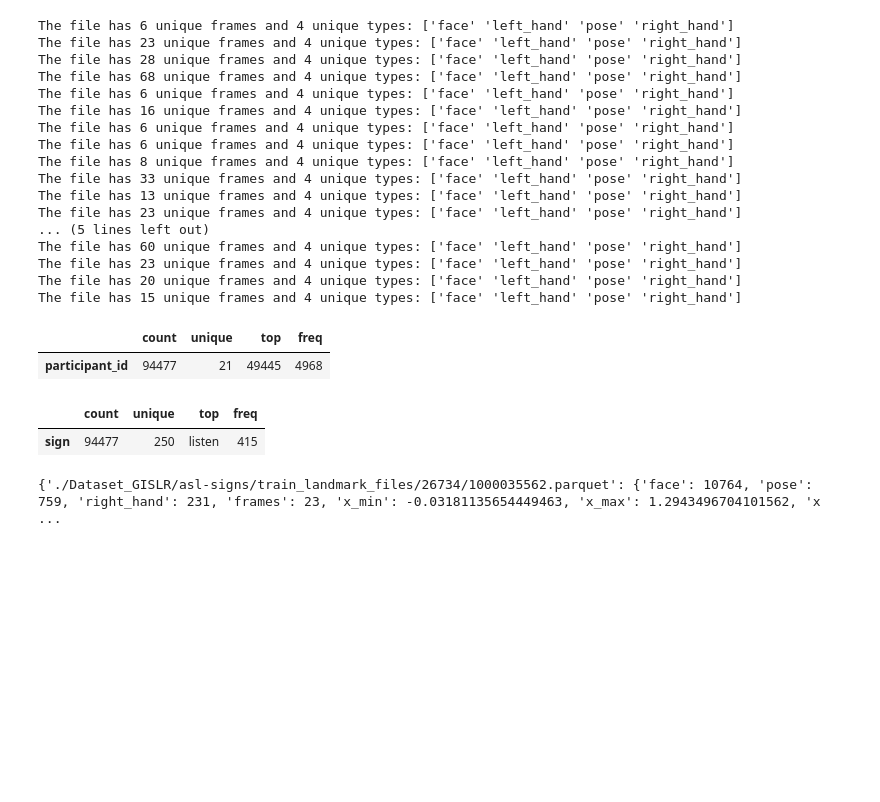
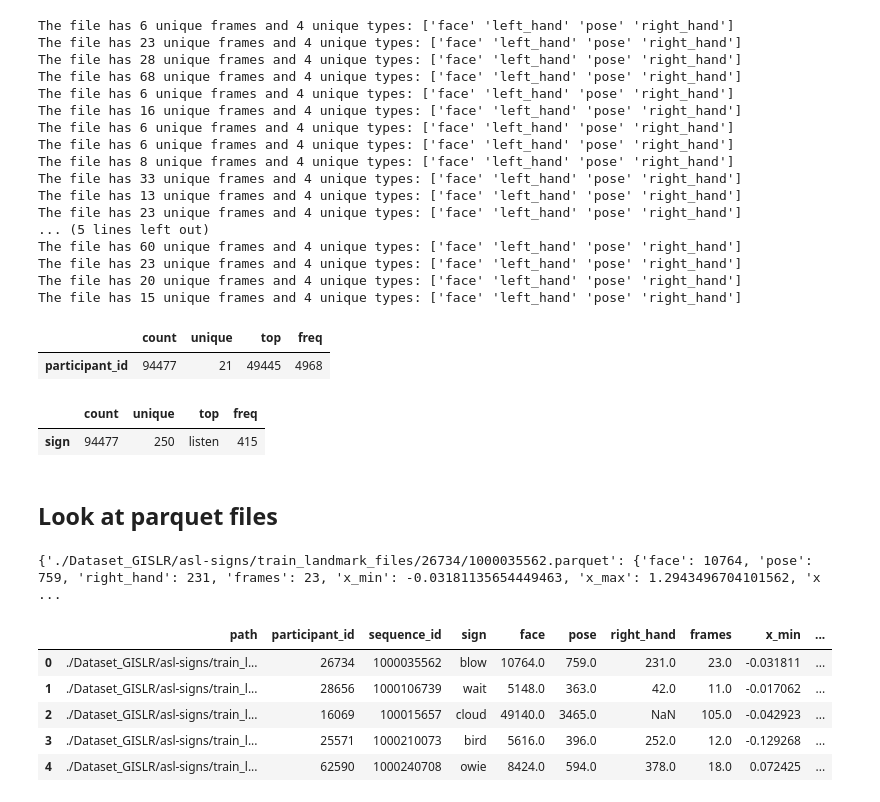
Before and after one commit to p-parks/AAI-521_FinalProject_Team2, a Jupyter notebook: Paul/EDA.ipynb, the cells around one changed output. Saved outputs shown, nothing was run; the diff lists cells and outputs as text; code cells hidden in the pictures; blank space fills up the shorter version.

```diff
--- a/Paul/EDA.ipynb
+++ b/Paul/EDA.ipynb
@@ -334,11 +305,13 @@ display(train_df["sign"].describe().to_frame().T)
 # %% [output]
 |  | count | unique | top | freq |
 | sign | 94477 | 250 | listen | 415 |
+# %% [markdown]
+## Look at parquet files
 # %%
-N_PARQUETS_TO_READ = 3  # So we don't have to load all 95k
+N_PARQUETS_TO_READ = 100  # So we don't have to load all 95k
 files_read = 0
 combined_meta = {}
-for i, d in train_df.iterrows():
+for i, d in  train_df.iterrows():
     file_path = d["path"]
     example_landmark = pd.read_parquet(file_path)
     # Get the number of landmarks with x,y,z data per type
@@ -347,33 +320,39 @@ for i, d in train_df.iterrows():
     )
     meta["frames"] = example_landmark["frame"].nunique()
     xyz_meta = (
         example_landmark.agg(
             {
                 "x": ["min", "max", "mean"],
                 "y": ["min", "max", "mean"],
                 "z": ["min", "max", "mean"],
             }
         )
         .unstack()
         .to_dict()
     )
 
     for key in xyz_meta.keys():
         new_key = key[0] + "_" + key[1]
         meta[new_key] = xyz_meta[key]
     combined_meta[file_path] = meta
     files_read = files_read + 1
     if files_read >= N_PARQUETS_TO_READ:
         break
 
 print(combined_meta)
 train_with_meta = train_df.merge(
     pd.DataFrame(combined_meta).T.reset_index().rename(columns={"index": "path"}),
     how="left",
 )
 train_with_meta.head()
 # %% [output]
 {'./Dataset_GISLR/asl-signs/train_landmark_files/26734/1000035562.parquet': {'face': 10764, 'pose': 759, 'right_hand': 231, 'frames': 23, 'x_min': -0.03181135654449463, 'x_max': 1.2943496704101562, 'x ...
+|  | path | participant_id | sequence_id | sign | face | pose | right_hand | frames | x_min | ... |
+| 0 | ./Dataset_GISLR/asl-signs/train_l... | 26734 | 1000035562 | blow | 10764.0 | 759.0 | 231.0 | 23.0 | -0.031811 | ... |
+| 1 | ./Dataset_GISLR/asl-signs/train_l... | 28656 | 1000106739 | wait | 5148.0 | 363.0 | 42.0 | 11.0 | -0.017062 | ... |
+| 2 | ./Dataset_GISLR/asl-signs/train_l... | 16069 | 100015657 | cloud | 49140.0 | 3465.0 | NaN | 105.0 | -0.042923 | ... |
+| 3 | ./Dataset_GISLR/asl-signs/train_l... | 25571 | 1000210073 | bird | 5616.0 | 396.0 | 252.0 | 12.0 | -0.129268 | ... |
+| 4 | ./Dataset_GISLR/asl-signs/train_l... | 62590 | 1000240708 | owie | 8424.0 | 594.0 | 378.0 | 18.0 | 0.072425 | ... |
 # %%
 train_with_meta[["face", "pose", "left_hand", "right_hand"]].sum().sort_values().plot(
     kind="barh", title="Sum of Rows by Landmark Type"
```
Also changed, not shown: parts of 11 cells of this notebook.
